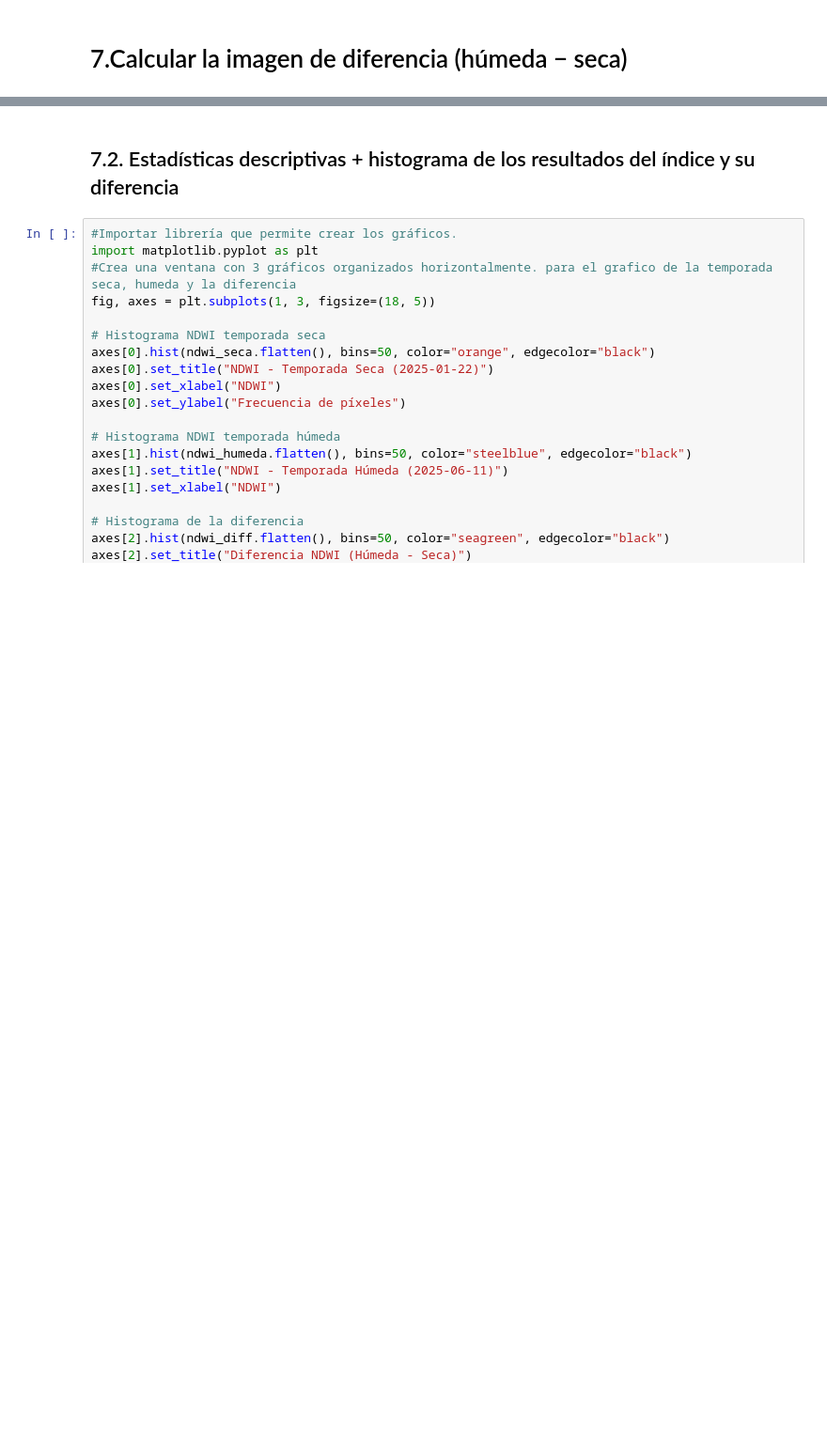
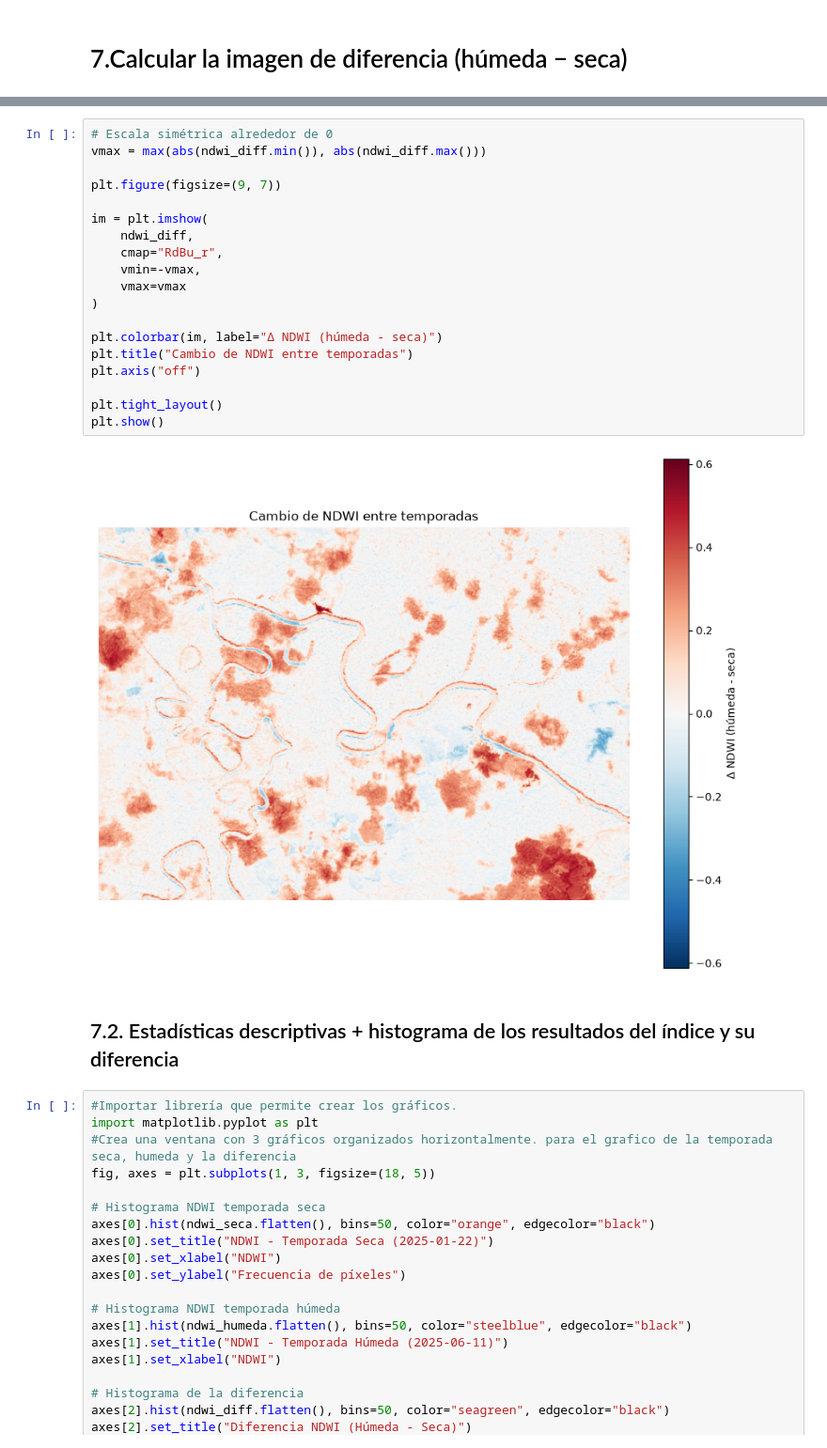
Before and after one commit to rulos57/Geoprocesamiento, a Jupyter notebook: Proyecto1/Proyecto1.ipynb, the cells around one changed output, grey strips where cells are left out. Shown at 94% size. Saved outputs shown, nothing was run; the diff lists cells and outputs as text; blank space fills up the shorter version.

```diff
--- a/Proyecto1/Proyecto1.ipynb
+++ b/Proyecto1/Proyecto1.ipynb
@@ -577,3 +633,24 @@ Diferencia - min/max: -0.5797674 0.6992223
+# %%
+# Escala simétrica alrededor de 0
+vmax = max(abs(ndwi_diff.min()), abs(ndwi_diff.max()))
+
+plt.figure(figsize=(9, 7))
+
+im = plt.imshow(
+    ndwi_diff,
+    cmap="RdBu_r",
+    vmin=-vmax,
+    vmax=vmax
+)
+
+plt.colorbar(im, label="Δ NDWI (húmeda - seca)")
+plt.title("Cambio de NDWI entre temporadas")
+plt.axis("off")
+
+plt.tight_layout()
+plt.show()
+# %% [output]
+[figure, added]
 # %% [markdown]
 ## 7.2. Estadísticas descriptivas + histograma de los resultados del índice y su diferencia
 # %%
```
Also changed, not shown: parts of 56 cells of this notebook.
